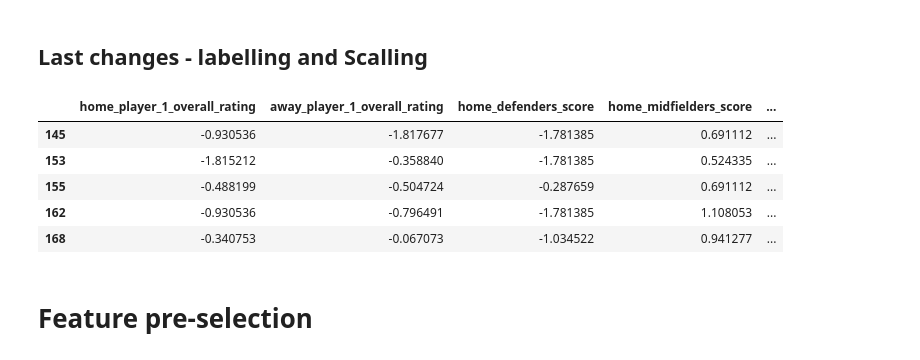
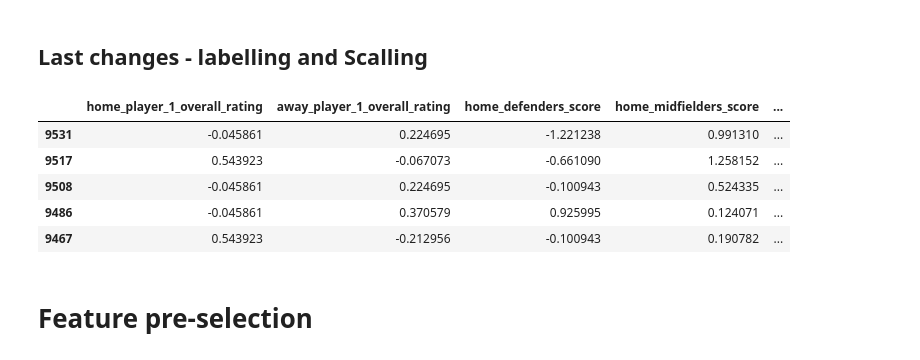
Before and after one commit to jo9k/SoccerAnalysis, a Jupyter notebook: SoccerAnalysis.ipynb, the cells around one changed output. Cells and saved outputs as stored; diff of their text form; code cells hidden in the pictures.

```diff
--- a/SoccerAnalysis.ipynb
+++ b/SoccerAnalysis.ipynb
@@ -605,6 +600,20 @@ for player in player_vector:
 # %%
 for player in player_vector:
     matches_df[player+'_Age'] = matches_df.apply(lambda row: calculate_age(row, player), axis=1)
+# %%
+#Calculated matches ELO Rating for teams
+matches_df['elo_home'] = 1500
+matches_df['elo_away'] = 1500
+matches_df['date'] = pd.to_datetime(matches_df.date)
+matches_df=matches_df.sort_values(by='date')
+for i, row in matches_df.iterrows():
+    out_tuple=calculate_elo_ratings(row, matches_df)
+    matches_df.set_value(i, 'elo_home', out_tuple[0])
+    matches_df.set_value(i, 'elo_away', out_tuple[1])
+# %%
+matches_df['nobonus_expect_elo'] = matches_df.apply (lambda row: label_expect_elo (row, 0),axis=1)
+matches_df['100bonus_expect_elo'] = matches_df.apply (lambda row: label_expect_elo (row, bonus=100),axis=1)
+matches_df['200bonus_expect_elo'] = matches_df.apply (lambda row: label_expect_elo (row, bonus=200),axis=1)
 # %%
 #SAVE YOURSELF THE EFFORT LATER
 matches_df.to_csv('saved_matches_df')
@@ -647,8 +656,8 @@ def reduce_dim (matches_df):
            'away_player_3_Age', 'away_player_4_Age', 'away_player_5_Age',
            'away_player_6_Age', 'away_player_7_Age', 'away_player_8_Age',
            'away_player_9_Age', 'away_player_10_Age', 'away_player_11_Age'], inplace = True, axis=1)
-    short_df['AgeCatHome'] = pd.cut(short_df['Age_home'], 10)
-    short_df['AgeCatAway'] = pd.cut(short_df['Age_away'], 10)
+   # short_df['AgeCatHome'] = pd.cut(short_df['Age_home'], 10)
+   # short_df['AgeCatAway'] = pd.cut(short_df['Age_away'], 10)
     #BOOKKEEPERS MEAN FOR EACH MATCH
     bookies = ['B365', 'BW', 'IW', 'LB', 'PS', 'WH', 'SJ', 'VC', 'GB', 'BS']
     bookies_H = [bookie+'H' for bookie in bookies]
@@ -659,8 +668,19 @@ def reduce_dim (matches_df):
         short_df[feature_name] = short_df[feature_list].mean(axis=1)
         short_df.drop(feature_list, inplace = True, axis=1)
 
+    #Categorize elos
+    elo_cats = [-1,]
+    for i in range(1050,2200,50):
+        elo_cats.append(i)
+    short_df['elo_home_cat'] = pd.cut(matches_df['elo_home'], bins=elo_cats, labels=False)
+    short_df['elo_away_cat'] = pd.cut(matches_df['elo_away'], bins=elo_cats, labels=False)
+
+    #OTHERS
     short_df['home_formation'] = matches_df['home_formation']
     short_df['away_formation'] = matches_df['away_formation']
+    short_df['NoBonus'] = matches_df['nobonus_expect_elo']
+    short_df['100Bonus'] = matches_df['100bonus_expect_elo']
+    short_df['200Bonus'] = matches_df['200bonus_expect_elo']
     short_df['VSPointDiff'] = matches_df['VSPointDiff']
     short_df['entropy'] = matches_df['entropy']
     short_df['RESULT'] = matches_df['RESULT']
@@ -709,8 +694,8 @@ ml_matches_df = matches_df[[ 'country_id', 'league_id', 'season', 'stage', 'date
 ## Last changes - labelling and Scalling
 # %%
 #labelling
-results = {'WIN': 1, 'DRAW': 0, 'LOSE': -1}
-ml_matches_df['RESULT'].map(results)
+results = {'WIN': 1, 'DRAW': 0, 'LOSE': -1, 1:1, 0:0, -1:-1}
+ml_matches_df['RESULT']=ml_matches_df['RESULT'].map(results)
 
 le = LabelEncoder()
 for col in ml_matches_df.columns.values:
@@ -721,22 +706,23 @@ for col in ml_matches_df.columns.values:
         le.fit(data.values)
         ml_matches_df[col]=le.transform(ml_matches_df[col])
 # %%
+NoScalling = ['RESULT']#, 'NoBonus', '100Bonus', '200Bonus']
 #scale Features
 scaled_features = StandardScaler(with_mean=True, with_std=True)\
-                                .fit_transform(ml_matches_df.drop('RESULT', axis=1).values)
-scaled_features_df = pd.DataFrame(scaled_features, index=ml_matches_df.drop('RESULT', axis=1).index,
-                                  columns=ml_matches_df.drop('RESULT', axis=1).columns)
+                                .fit_transform(ml_matches_df.drop(NoScalling, axis=1).values)
+scaled_features_df = pd.DataFrame(scaled_features, index=ml_matches_df.drop(NoScalling, axis=1).index,
+                                  columns=ml_matches_df.drop(NoScalling, axis=1).columns)
 
-scaled_features_df['RESULT'] = ml_matches_df['RESULT']
+scaled_features_df[NoScalling] = ml_matches_df[NoScalling]
 
 scaled_features_df.head()
 # %% [output]
 |  | home_player_1_overall_rating | away_player_1_overall_rating | home_defenders_score | home_midfielders_score | ... |
-| 145 | -0.930536 | -1.817677 | -1.781385 | 0.691112 | ... |
-| 153 | -1.815212 | -0.358840 | -1.781385 | 0.524335 | ... |
-| 155 | -0.488199 | -0.504724 | -0.287659 | 0.691112 | ... |
-| 162 | -0.930536 | -0.796491 | -1.781385 | 1.108053 | ... |
-| 168 | -0.340753 | -0.067073 | -1.034522 | 0.941277 | ... |
+| 9531 | -0.045861 | 0.224695 | -1.221238 | 0.991310 | ... |
+| 9517 | 0.543923 | -0.067073 | -0.661090 | 1.258152 | ... |
+| 9508 | -0.045861 | 0.224695 | -0.100943 | 0.524335 | ... |
+| 9486 | -0.045861 | 0.370579 | 0.925995 | 0.124071 | ... |
+| 9467 | 0.543923 | -0.212956 | -0.100943 | 0.190782 | ... |
 # %% [markdown]
 # Feature pre-selection
 # %%
```
Also changed, not shown: parts of 17 cells of this notebook, 1 other file.
